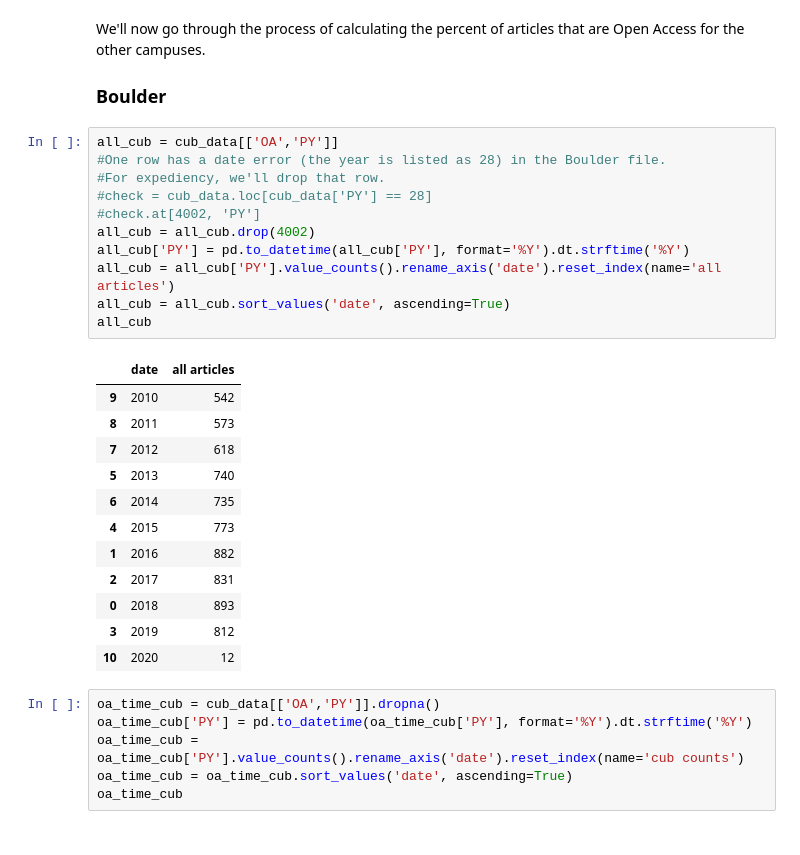
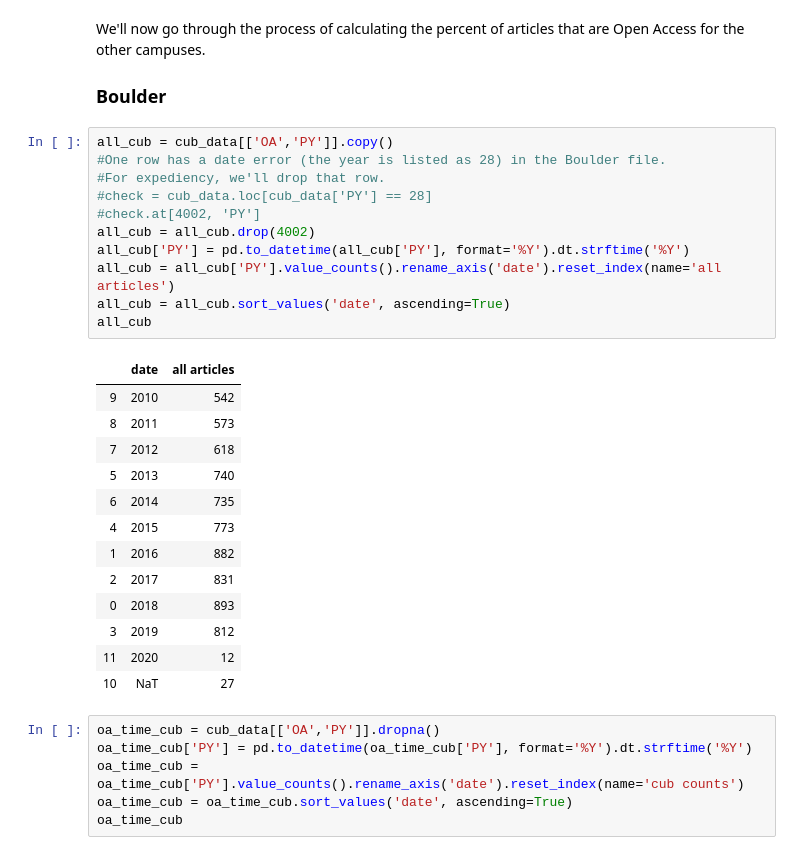
Before and after one commit to samteplitzky/Earth-Science-Citation-Replication-Project, a Jupyter notebook: open_access_analysis.ipynb, the cells around one changed output. Saved outputs shown, nothing was run; the diff lists cells and outputs as text.

```diff
--- a/open_access_analysis.ipynb
+++ b/open_access_analysis.ipynb
@@ -163,29 +142,30 @@ We'll now go through the process of calculating the percent of articles that are
 
 ### Boulder
 # %%
-all_cub = cub_data[['OA','PY']]
+all_cub = cub_data[['OA','PY']].copy()
 #One row has a date error (the year is listed as 28) in the Boulder file.
 #For expediency, we'll drop that row.
 #check = cub_data.loc[cub_data['PY'] == 28]
 #check.at[4002, 'PY']
 all_cub = all_cub.drop(4002)
 all_cub['PY'] = pd.to_datetime(all_cub['PY'], format='%Y').dt.strftime('%Y')
 all_cub = all_cub['PY'].value_counts().rename_axis('date').reset_index(name='all articles')
 all_cub = all_cub.sort_values('date', ascending=True)
 all_cub
 # %% [output]
 |  | date | all articles |
 | 9 | 2010 | 542 |
 | 8 | 2011 | 573 |
 | 7 | 2012 | 618 |
 | 5 | 2013 | 740 |
 | 6 | 2014 | 735 |
 | 4 | 2015 | 773 |
 | 1 | 2016 | 882 |
 | 2 | 2017 | 831 |
 | 0 | 2018 | 893 |
 | 3 | 2019 | 812 |
-| 10 | 2020 | 12 |
+| 11 | 2020 | 12 |
+| 10 | NaT | 27 |
 # %%
 oa_time_cub = cub_data[['OA','PY']].dropna()
 oa_time_cub['PY'] = pd.to_datetime(oa_time_cub['PY'], format='%Y').dt.strftime('%Y')
```
Also changed, not shown: parts of 55 cells of this notebook.
